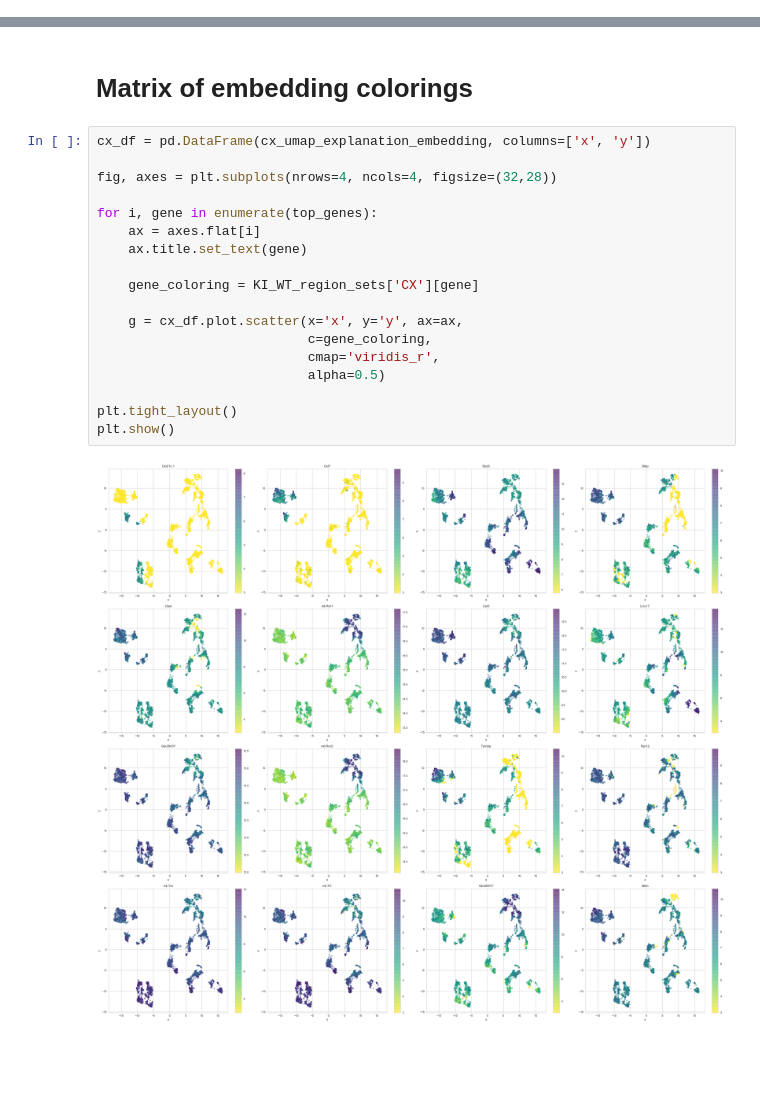
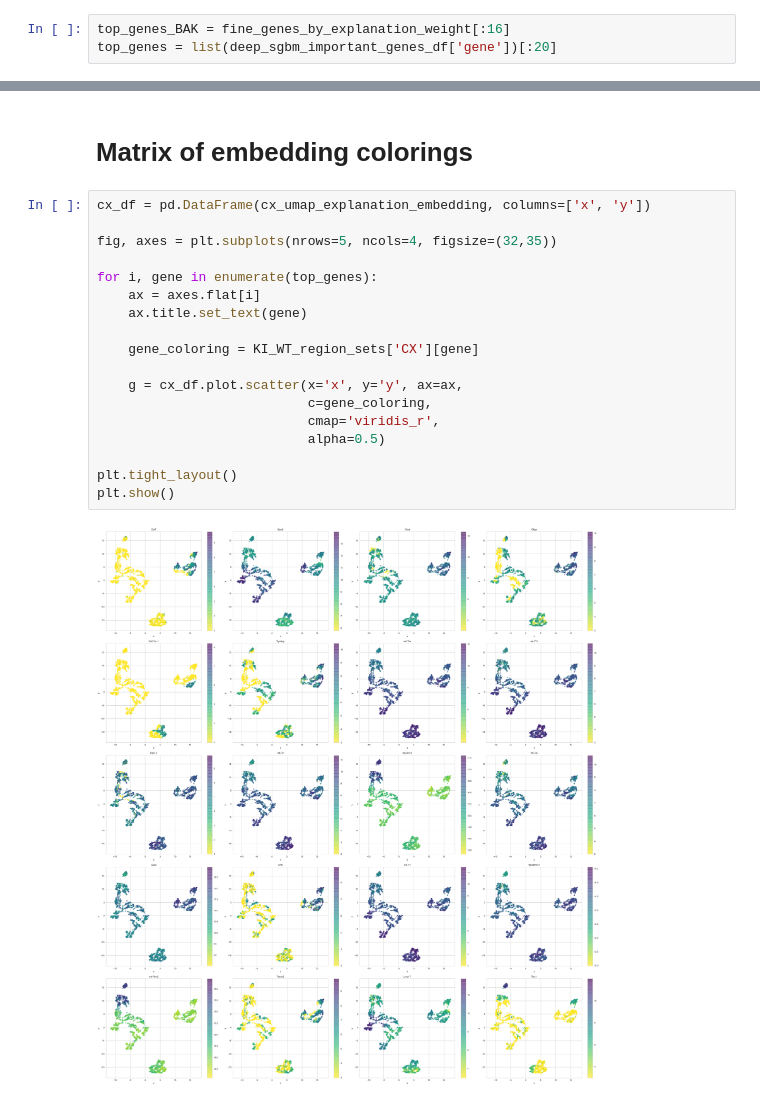
Before and after one commit to tmoerman/alois, a Jupyter notebook: notebooks/03_ashley_21_mar_2018/09_log_AB_deep.ipynb, the cells around one changed output, grey strips where cells are left out. Drawn from its saved outputs; the diff is of its cells as text; blank space fills up the shorter version.

Commit message:
top genes by deep_sgbm importance

```diff
--- a/notebooks/03_ashley_21_mar_2018/09_log_AB_deep.ipynb
+++ b/notebooks/03_ashley_21_mar_2018/09_log_AB_deep.ipynb
@@ -562,3 +560,6 @@ top_genes = fine_genes_by_explanation_weight[:16]
+# %%
+top_genes_BAK = fine_genes_by_explanation_weight[:16]
+top_genes = list(deep_sgbm_important_genes_df['gene'])[:20]
 # %%
 %%time
 cx_umap_explanation_embedding = UMAP(spread=2, metric='manhattan').fit_transform(KI_WT_region_sets['CX'][top_genes])
@@ -620,20 +621,20 @@ plt.show()
 # %%
 cx_df = pd.DataFrame(cx_umap_explanation_embedding, columns=['x', 'y'])
 
-fig, axes = plt.subplots(nrows=4, ncols=4, figsize=(32,28))
+fig, axes = plt.subplots(nrows=5, ncols=4, figsize=(32,35))
 
 for i, gene in enumerate(top_genes):
     ax = axes.flat[i]
     ax.title.set_text(gene)
 
     gene_coloring = KI_WT_region_sets['CX'][gene]
 
     g = cx_df.plot.scatter(x='x', y='y', ax=ax,
                            c=gene_coloring,
                            cmap='viridis_r',
                            alpha=0.5)
 
 plt.tight_layout()
 plt.show()
 # %% [output]
-[figure, old version]
+[figure, new version]
```
Also changed, not shown: parts of 6 cells of this notebook.
